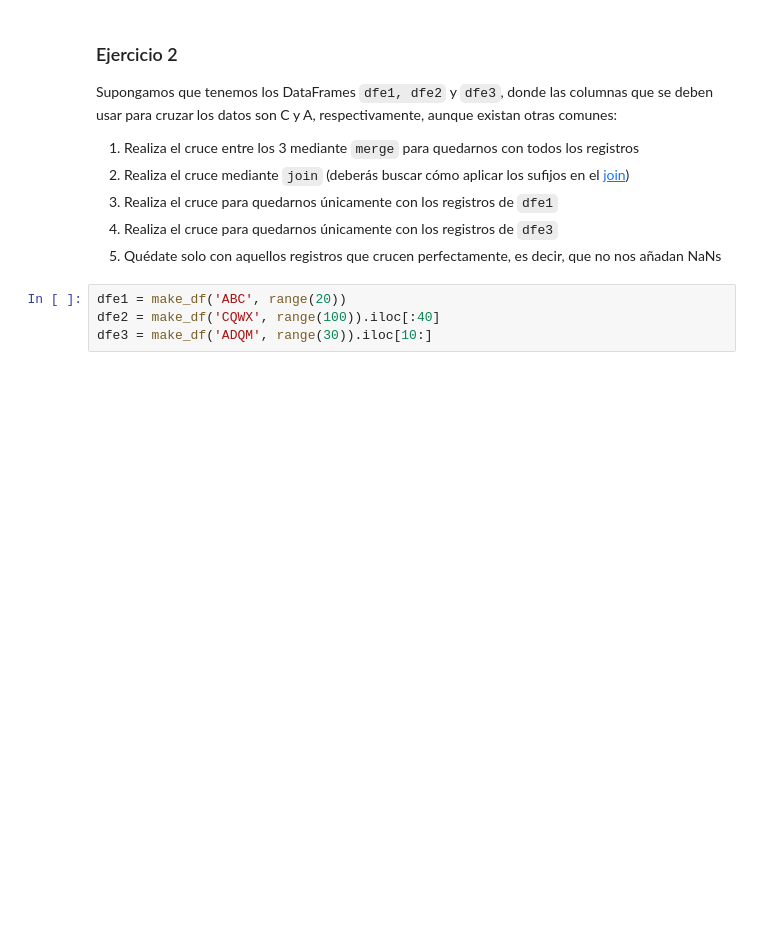
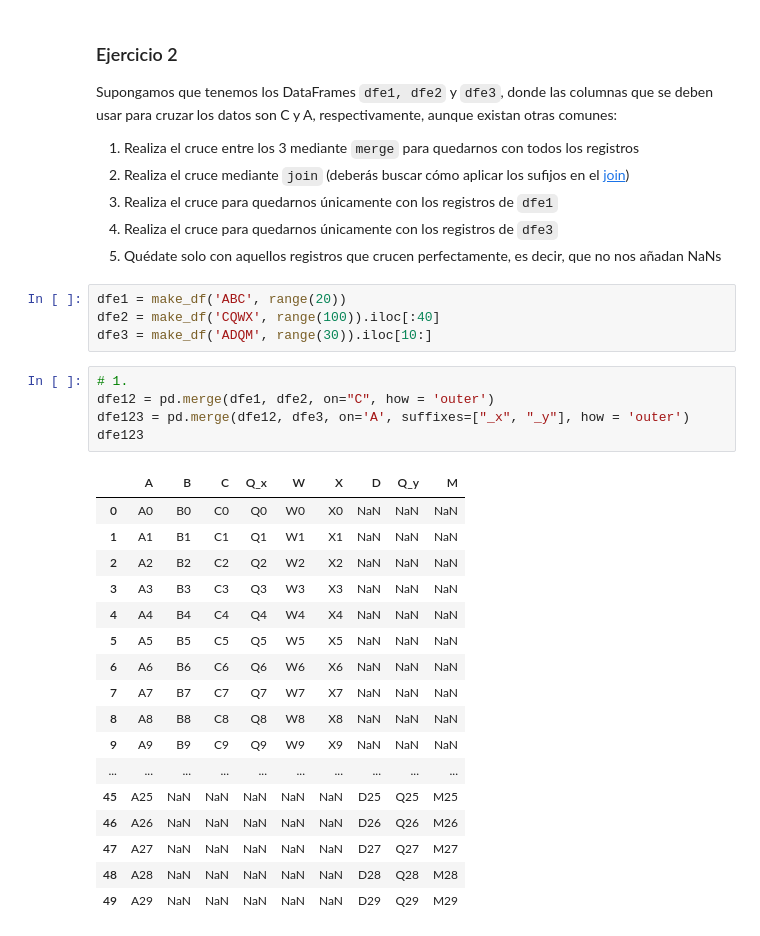
Before and after one commit to JuanDG5/DS-part-time-sep2020, a Jupyter notebook: semana_7/dia_2/CombinandoDatasets.ipynb, the cells around one changed output. Saved outputs shown, nothing was run; the diff lists cells and outputs as text; blank space fills up the shorter version.

```diff
--- a/semana_7/dia_2/CombinandoDatasets.ipynb
+++ b/semana_7/dia_2/CombinandoDatasets.ipynb
@@ -1056,3 +1072,26 @@ Supongamos que tenemos los DataFrames ``dfe1, dfe2`` y ``dfe3``, donde las colum
 dfe1 = make_df('ABC', range(20))
 dfe2 = make_df('CQWX', range(100)).iloc[:40]
 dfe3 = make_df('ADQM', range(30)).iloc[10:]
+# %%
+# 1.
+dfe12 = pd.merge(dfe1, dfe2, on="C", how = 'outer')
+dfe123 = pd.merge(dfe12, dfe3, on='A', suffixes=["_x", "_y"], how = 'outer')
+dfe123
+# %% [output]
+|  | A | B | C | Q_x | W | X | D | Q_y | M |
+| 0 | A0 | B0 | C0 | Q0 | W0 | X0 | NaN | NaN | NaN |
+| 1 | A1 | B1 | C1 | Q1 | W1 | X1 | NaN | NaN | NaN |
+| 2 | A2 | B2 | C2 | Q2 | W2 | X2 | NaN | NaN | NaN |
+| 3 | A3 | B3 | C3 | Q3 | W3 | X3 | NaN | NaN | NaN |
+| 4 | A4 | B4 | C4 | Q4 | W4 | X4 | NaN | NaN | NaN |
+| 5 | A5 | B5 | C5 | Q5 | W5 | X5 | NaN | NaN | NaN |
+| 6 | A6 | B6 | C6 | Q6 | W6 | X6 | NaN | NaN | NaN |
+| 7 | A7 | B7 | C7 | Q7 | W7 | X7 | NaN | NaN | NaN |
+| 8 | A8 | B8 | C8 | Q8 | W8 | X8 | NaN | NaN | NaN |
+| 9 | A9 | B9 | C9 | Q9 | W9 | X9 | NaN | NaN | NaN |
+| ... | ... | ... | ... | ... | ... | ... | ... | ... | ... |
+| 45 | A25 | NaN | NaN | NaN | NaN | NaN | D25 | Q25 | M25 |
+| 46 | A26 | NaN | NaN | NaN | NaN | NaN | D26 | Q26 | M26 |
+| 47 | A27 | NaN | NaN | NaN | NaN | NaN | D27 | Q27 | M27 |
+| 48 | A28 | NaN | NaN | NaN | NaN | NaN | D28 | Q28 | M28 |
+| 49 | A29 | NaN | NaN | NaN | NaN | NaN | D29 | Q29 | M29 |
```
Also changed, not shown: parts of 8 cells of this notebook, 8 other files.
